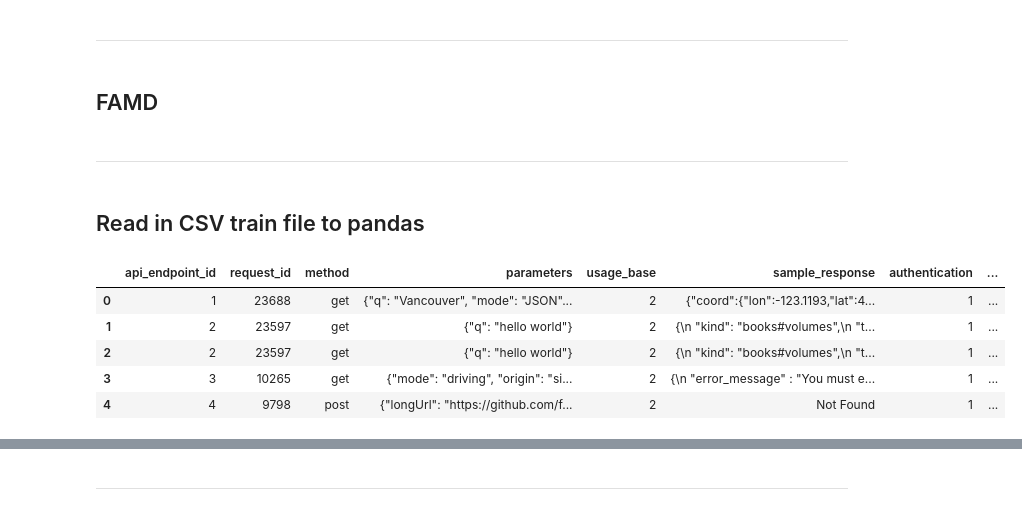
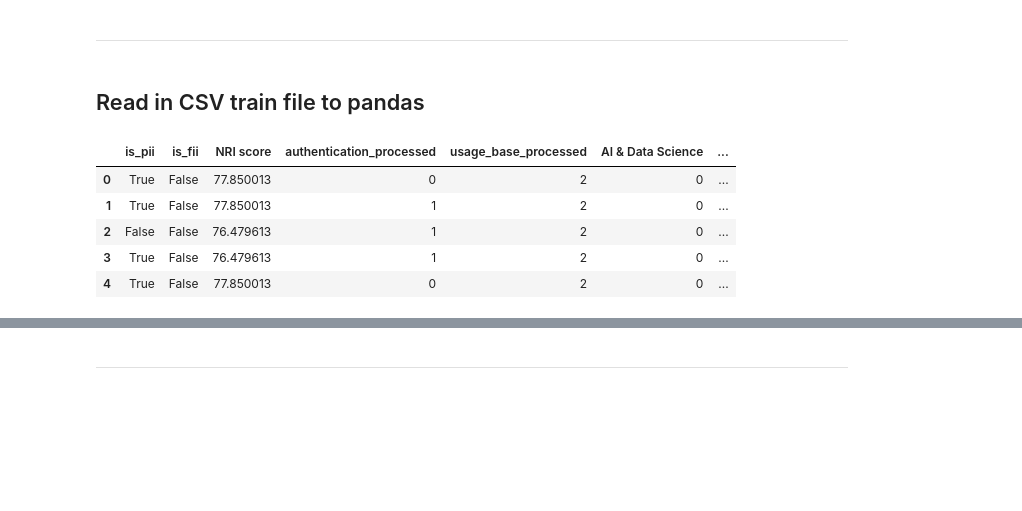
Before and after one commit to teejlab/API-Risk-Assessment-Framework, a Jupyter notebook: notebooks/eda/eda-clustering.ipynb, the cells around one changed output, grey strips where cells are left out. Saved outputs shown, nothing was run; the diff lists cells and outputs as text; code cells hidden in the pictures; blank space fills up the shorter version.

```diff
--- a/notebooks/eda/eda-clustering.ipynb
+++ b/notebooks/eda/eda-clustering.ipynb
@@ -30,5 +29,3 @@ alt.renderers.enable('mimetype')
 pd.set_option("display.max_columns", None)
 # %% [markdown]
 <hr />
-# %% [markdown]
-## FAMD
@@ -127,24 +32,15 @@ def FAMD_(df, n_components, numerical_features, categorical_features):
-# %% [markdown]
-<hr />
 # %% [markdown]
 ## Read in CSV train file to pandas
 # %%
-# train_df = pd.read_csv(
-#     "../data/processed/train.csv",
-# )
 train_df = pd.read_excel(
-    "../data/processed/df_full.xlsx",
+    "../../data/processed/preprocessed_train.xlsx",
 )
-# train_df = pd.read_excel(
-#     "../data/processed/smote.xlsx",
-# )
-y_train = train_df['Risk_Label'].fillna(value="Missing")
 train_df.head()
 # %% [output]
-|  | api_endpoint_id | request_id | method | parameters | usage_base | sample_response | authentication | ... |
-| 0 | 1 | 23688 | get | {"q": "Vancouver", "mode": "JSON"... | 2 | {"coord":{"lon":-123.1193,"lat":4... | 1 | ... |
-| 1 | 2 | 23597 | get | {"q": "hello world"} | 2 | {\n "kind": "books#volumes",\n "t... | 1 | ... |
-| 2 | 2 | 23597 | get | {"q": "hello world"} | 2 | {\n "kind": "books#volumes",\n "t... | 1 | ... |
-| 3 | 3 | 10265 | get | {"mode": "driving", "origin": "si... | 2 | {\n "error_message" : "You must e... | 1 | ... |
-| 4 | 4 | 9798 | post | {"longUrl": "https://github.com/f... | 2 | Not Found | 1 | ... |
+|  | is_pii | is_fii | NRI score | authentication_processed | usage_base_processed | AI & Data Science | ... |
+| 0 | True | False | 77.850013 | 0 | 2 | 0 | ... |
+| 1 | True | False | 77.850013 | 1 | 2 | 0 | ... |
+| 2 | False | False | 76.479613 | 1 | 2 | 0 | ... |
+| 3 | True | False | 76.479613 | 1 | 2 | 0 | ... |
+| 4 | True | False | 77.850013 | 0 | 2 | 0 | ... |
 # %%
```
Also changed, not shown: parts of 30 cells of this notebook.
